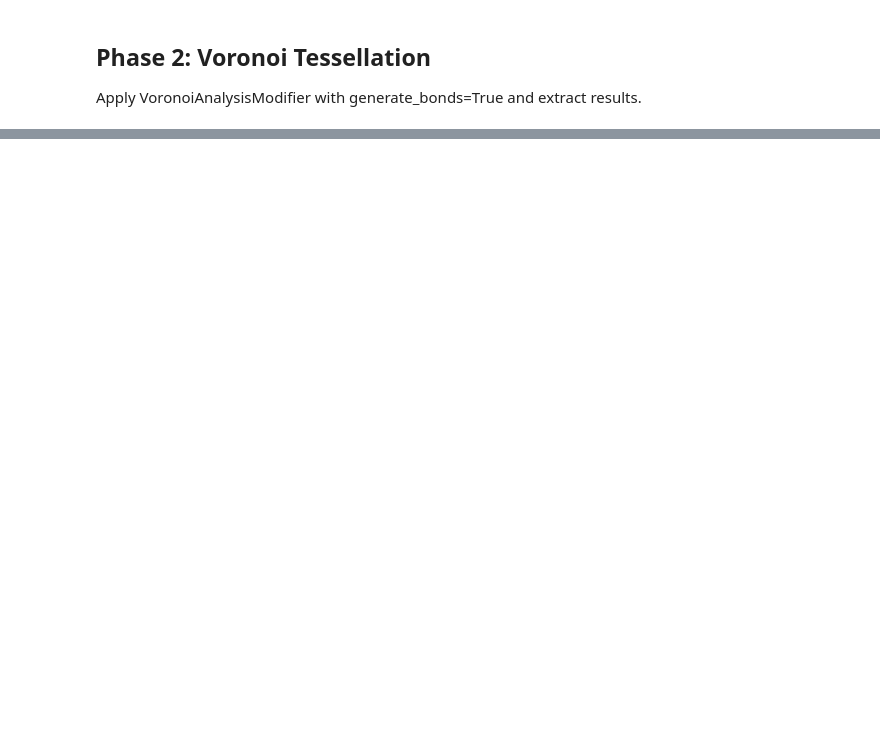
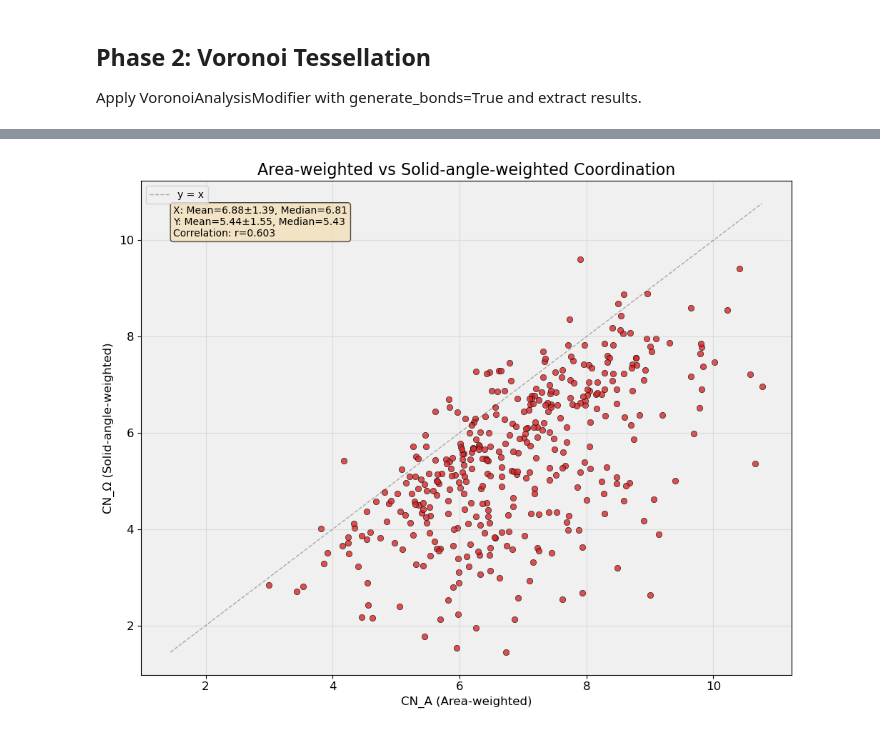
Before and after one commit to Pragalbhv/cluster_production_trial, a Jupyter notebook: cluster_analysis.ipynb, the cells around one changed output, grey strips where cells are left out. Cells and saved outputs as stored; diff of their text form; code cells hidden in the pictures; blank space fills up the shorter version.

Commit message:
phase3: voronoi based analysis - N(O^3)

```diff
--- a/cluster_analysis.ipynb
+++ b/cluster_analysis.ipynb
@@ -156,0 +165,24 @@ face_areas 27458 bonds 27458
+# %%
+# Compute weighted coordination analysis (includes topological, area-weighted, and solid-angle-weighted)
+coordination_results = compute_weighted_coordination_analysis(
+    data=data,
+    bonds=bonds,
+    particle_properties=particle_props,
+    face_areas=face_areas,
+    center_species='Pu'
+)
+
+# Extract results
+cn_topological_all = coordination_results['cn_topological_all']
+cn_a_all = coordination_results['cn_a_all']
+cn_omega_all = coordination_results['cn_omega_all']
+histograms = coordination_results['histograms']
+positions = coordination_results['positions']
+species = coordination_results['species']
+pairs = bonds['pairs']
+
+print("Weighted coordination analysis completed")
+print(f"  Number of Pu atoms analyzed: {len(cn_a_all['atom_indices'])}")
+print(f"\nTopological CN (all neighbors) - mean: {np.mean(cn_topological_all['cn_values']):.3f}, std: {np.std(cn_topological_all['cn_values']):.3f}")
+print(f"CN_A (all neighbors) - mean: {np.mean(cn_a_all['cn_values']):.3f}, std: {np.std(cn_a_all['cn_values']):.3f}")
+print(f"CN_Ω (all neighbors) - mean: {np.mean(cn_omega_all['cn_values']):.3f}, std: {np.std(cn_omega_all['cn_values']):.3f}")
@@ -156,0 +243,12 @@ face_areas 27458 bonds 27458
+# %%
+# Visualize CN_A vs CN_Ω comparison with statistics
+fig, ax = plt.subplots(1, 1, figsize=(10, 8))
+plot_weighted_coordination_comparison(
+    cn_a_all, cn_omega_all, species, ax=ax,
+    x_label='CN_A (Area-weighted)', y_label='CN_Ω (Solid-angle-weighted)',
+    title='Area-weighted vs Solid-angle-weighted Coordination'
+)
+plt.tight_layout()
+plt.show()
+# %% [output]
+[figure, added]
```
Also changed, not shown: parts of 11 cells of this notebook, 3 other files.
